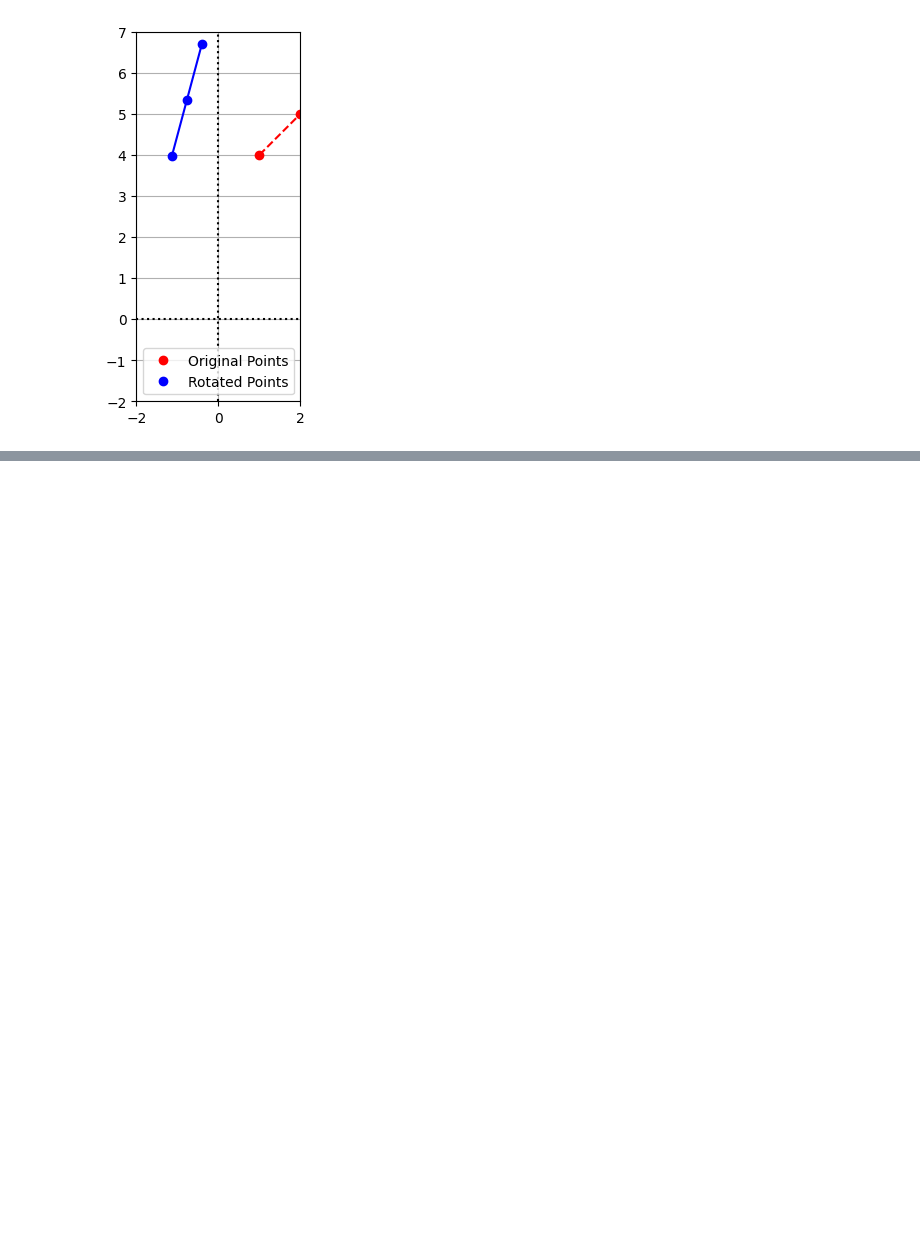
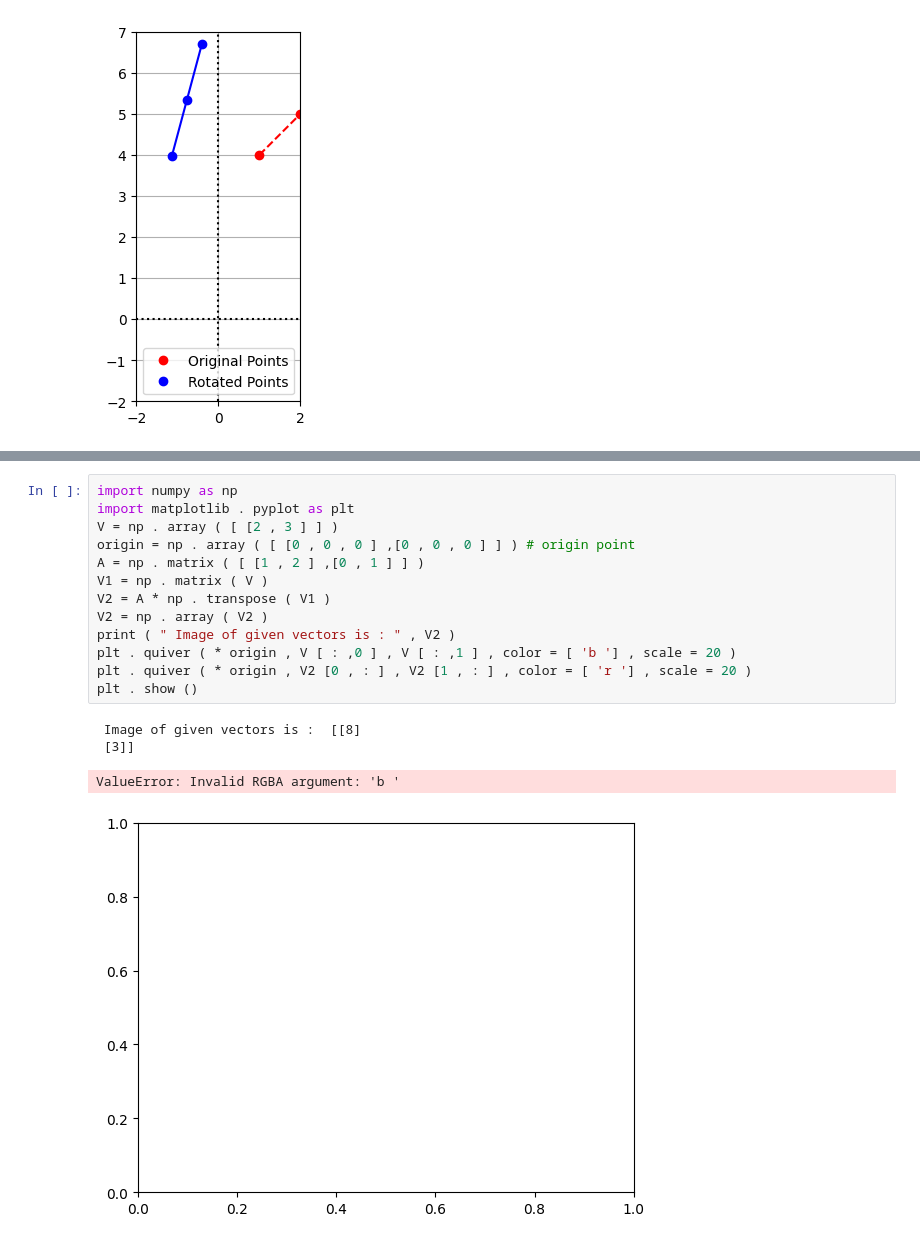
Before and after one commit to Nistha27/Maths-with-Python, a Jupyter notebook: LAB -02/Vector_Space.ipynb, the cells around one changed output, grey strips where cells are left out. Saved outputs shown, nothing was run; the diff lists cells and outputs as text; blank space fills up the shorter version.

```diff
--- a/LAB -02/Vector_Space.ipynb
+++ b/LAB -02/Vector_Space.ipynb
@@ -291,0 +335,18 @@ plt.show()
+# %%
+import numpy as np
+import matplotlib . pyplot as plt
+V = np . array ( [ [2 , 3 ] ] )
+origin = np . array ( [ [0 , 0 , 0 ] ,[0 , 0 , 0 ] ] ) # origin point
+A = np . matrix ( [ [1 , 2 ] ,[0 , 1 ] ] )
+V1 = np . matrix ( V )
+V2 = A * np . transpose ( V1 )
+V2 = np . array ( V2 )
+print ( " Image of given vectors is : " , V2 )
+plt . quiver ( * origin , V [ : ,0 ] , V [ : ,1 ] , color = [ 'b '] , scale = 20 )
+plt . quiver ( * origin , V2 [0 , : ] , V2 [1 , : ] , color = [ 'r '] , scale = 20 )
+plt . show ()
+# %% [output]
+ Image of given vectors is :  [[8]
+ [3]]
+ValueError: Invalid RGBA argument: 'b '
+[figure, added]
```
Also changed, not shown: parts of 2 cells of this notebook.
